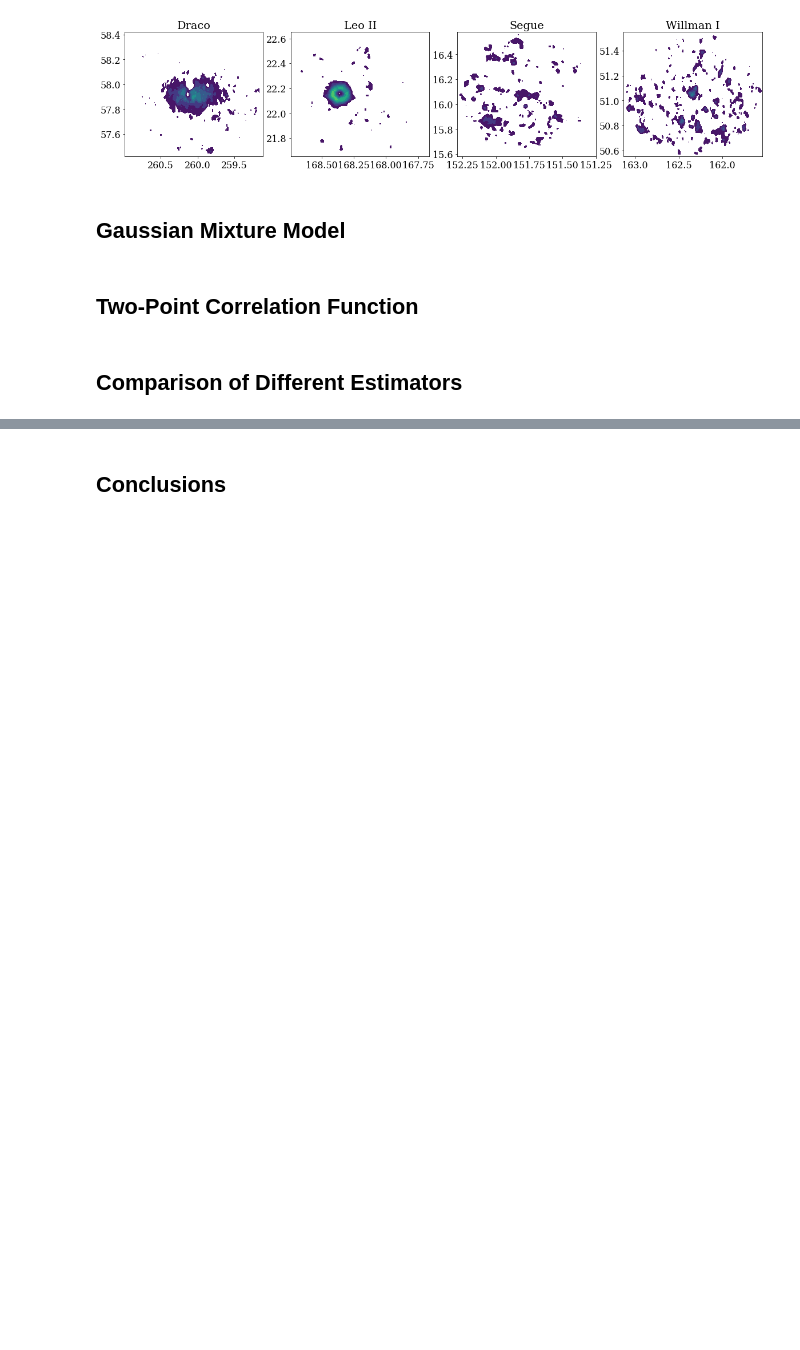
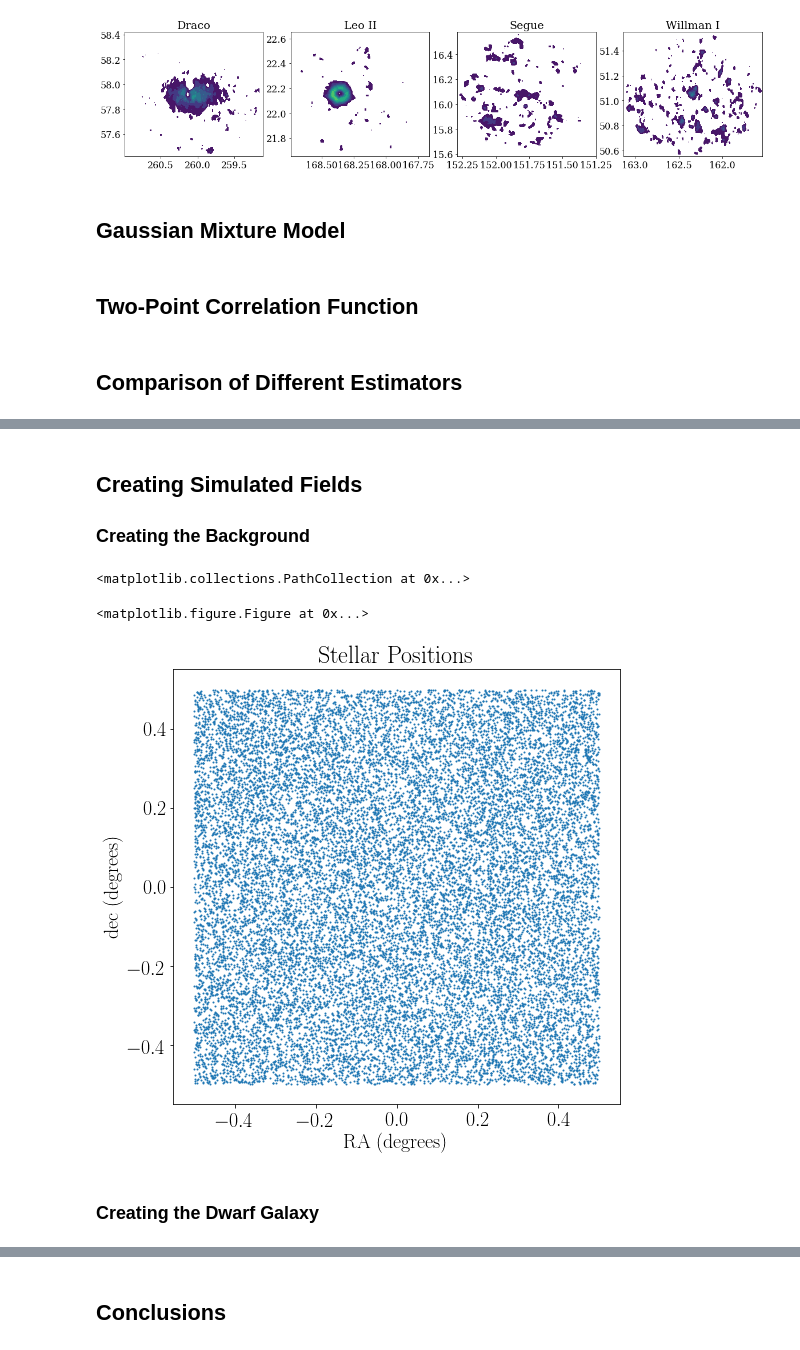
Before and after one commit to jkadowaki/ASTR502_project, a Jupyter notebook: Presentation/DwarfGalaxies.ipynb, the cells around one changed output, grey strips where cells are left out. Saved outputs shown, nothing was run; the diff lists cells and outputs as text; code cells hidden in the pictures; blank space fills up the shorter version.

```diff
--- a/Presentation/DwarfGalaxies.ipynb
+++ b/Presentation/DwarfGalaxies.ipynb
@@ -226,0 +403,37 @@ for name in sdss_data:
+# %% [markdown]
+## Creating Simulated Fields
+### Creating the Background
+# %%
+def background(r, num):
+    """
+    Samples num pairs of uniformly random variables, centered at 0. between x = [-r,r] and y = [-r,r].
+
+    param r:   Half the length of the square sampled.
+    param num: Number of randomly generated pairs.
+
+    returns ndarray with dimensions (2, num).
+    """
+
+    return 2 * r * np.transpose(random(size=(num,2)) - 0.5)
+# %%
+plt.rcParams['savefig.facecolor'] = "1."
+plt.rc('text', usetex=True)
+plt.rc('font', family='serif', size='20')
+
+
+position = background(0.5, 20000)
+
+plt.clf()
+plt.figure(figsize=(8,8))
+
+plt.xlabel(r"RA (degrees)")
+plt.ylabel(r"dec (degrees)")
+plt.title(r"Stellar Positions")
+
+plt.scatter(position[0], position[1], s=1.)
+# %% [output]
+<matplotlib.collections.PathCollection at 0x...>
+<matplotlib.figure.Figure at 0x...>
+[figure, added]
+# %% [markdown]
+### Creating the Dwarf Galaxy
```
Also changed, not shown: parts of 23 cells of this notebook.
